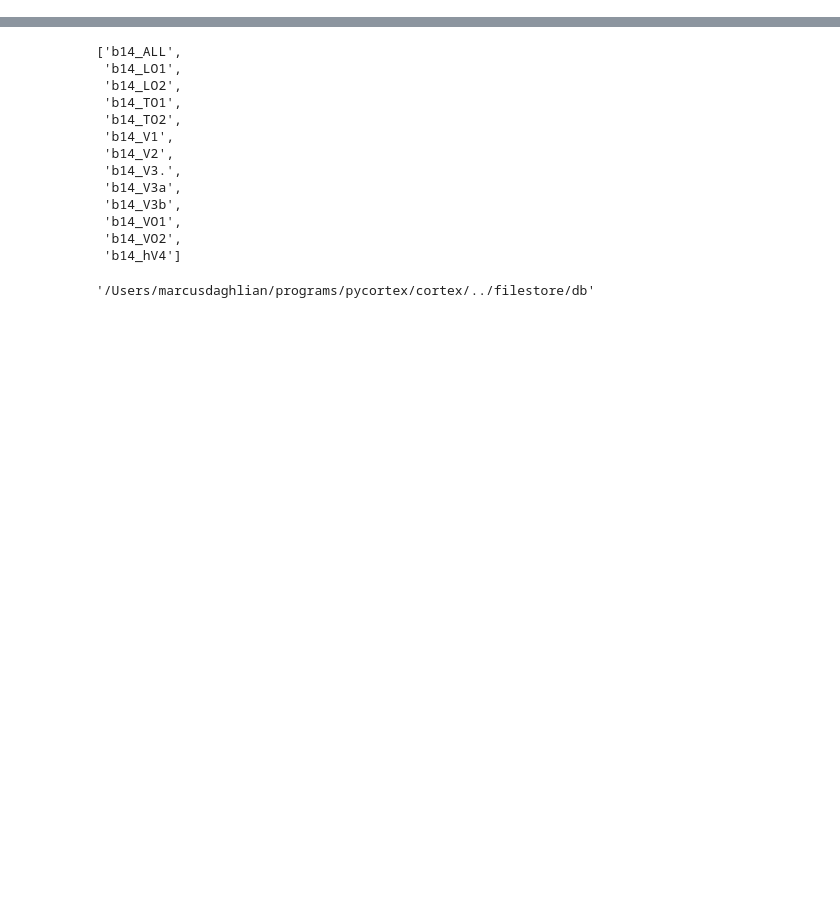
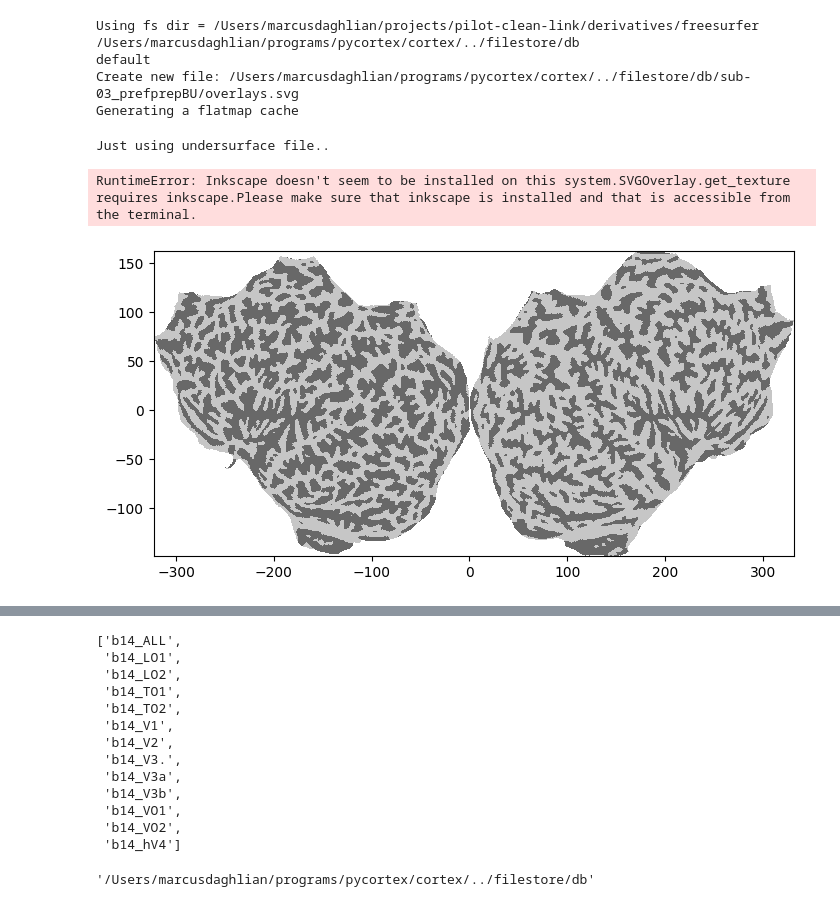
Before and after one commit to mdaghlian/stripes_pipeline, a Jupyter notebook: experimental/anat/pyctx.ipynb, the cells around one changed output, grey strips where cells are left out. Drawn from its saved outputs; the diff is of its cells as text; code cells hidden in the pictures; blank space fills up the shorter version.

```diff
--- a/experimental/anat/pyctx.ipynb
+++ b/experimental/anat/pyctx.ipynb
@@ -5,0 +9,8 @@ import numpy as np
+# %%
+sub = 'sub-03_prefprepBU'
+
+# cortex.freesurfer.import_subj(
+#     'sub-03',
+#     pycortex_subject='sub-03',
+#     freesurfer_subject_dir='/Users/marcusdaghlian/projects/pilot-clean-link/derivatives/freesurfer',
+#     )
@@ -5,0 +36,23 @@ import numpy as np
+# %%
+
+import dpu_mini.pyctx_cannibalized.subsurf2 as pcx
+from dpu_mini.fs_tools import *
+a = pcx.PyctxMaker(
+    sub=sub,
+    fs_dir='/Users/marcusdaghlian/projects/pilot-clean-link/derivatives/freesurfer',
+)
+
+roi_list = dag_roi_list_expand(sub=sub, fs_dir=a.fs_dir, roi_list='b14')
+a.add_rois_to_svg(roi_list)
+# %% [output]
+Using fs dir = /Users/marcusdaghlian/projects/pilot-clean-link/derivatives/freesurfer
+/Users/marcusdaghlian/programs/pycortex/cortex/../filestore/db
+default
+Create new file: /Users/marcusdaghlian/programs/pycortex/cortex/../filestore/db/sub-03_prefprepBU/overlays.svg
+Generating a flatmap cache
+# %%
+a.quick_show()
+# %% [output]
+Just using undersurface file..
+RuntimeError: Inkscape doesn't seem to be installed on this system.SVGOverlay.get_texture requires inkscape.Please make sure that inkscape is installed and that is accessible from the terminal.
+[figure, added]
```
Also changed, not shown: parts of 9 cells of this notebook, 44 other files.
